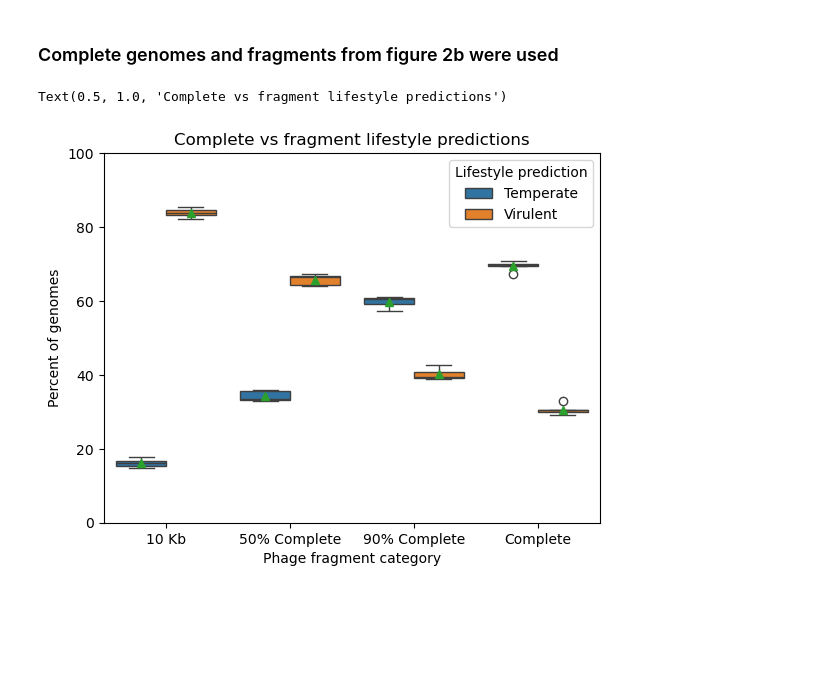
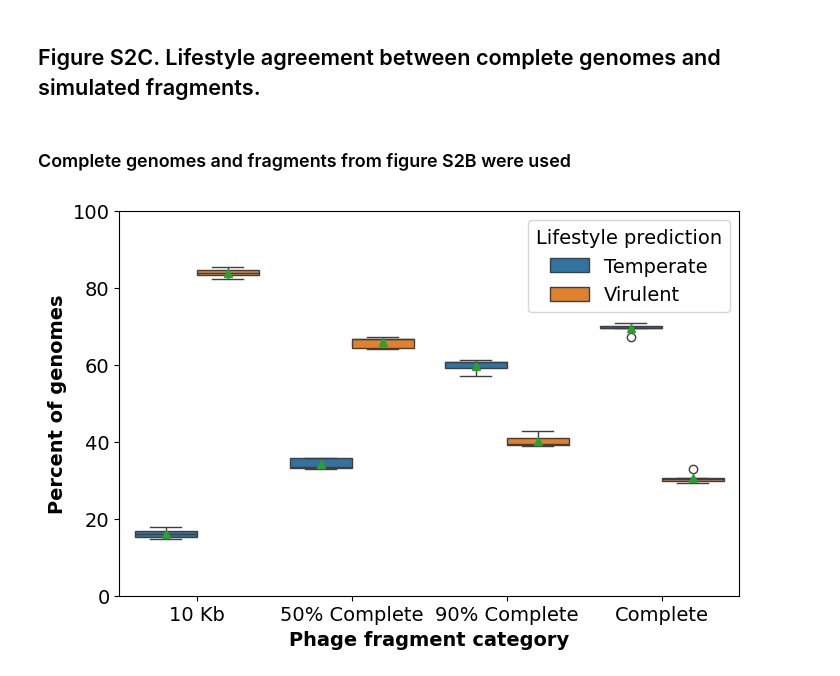
Before and after one commit to UHVDB/uhvdb-manuscript, a Jupyter notebook: figure_s2/figure_s2c.ipynb, the cells around one changed output. Cells and saved outputs as stored; diff of their text form; code cells hidden in the pictures; blank space fills up the shorter version.

```diff
--- a/figure_s2/figure_s2c.ipynb
+++ b/figure_s2/figure_s2c.ipynb
@@ -3,5 +1,7 @@
+# %% [markdown]
+## Figure S2C. Lifestyle agreement between complete genomes and simulated fragments.
 # %% [markdown]
-### Complete genomes and fragments from figure 2b were used
+### Complete genomes and fragments from figure S2B were used
 # %%
 %%bash
 ### Ran bacphlip on all complete genomes and their fragments
@@ -55,32 +55,35 @@ bacphlip_concat_df = pl.concat([frag_bacphlip_df, comp_bacphlip_df])
 # %%
 ### Plot proportion of sequences predicted temperate vs virulent across fragment categories
 import matplotlib.pyplot as plt
 import seaborn as sns
+
+plt.rcParams.update({'font.size': 14})
 
 plot_df = (
     bacphlip_concat_df
         .with_columns([
             pl.when((pl.col('Temperate')) >= 0.5)
                 .then(pl.lit('Temperate'))
                 .otherwise(pl.lit('Virulent'))
                 .alias('Lifestyle prediction')
         ])
         .group_by(['Lifestyle prediction', 'cat', 'iter'])
         .len()
         .with_columns([
             (pl.col('len') / 10).alias('percent'),
             pl.col('cat').str.replace('len10000', '10 Kb').str.replace('len50', '50% complete').str.replace('len90', '90% complete').str.replace('complete', 'Complete').alias('cat')
         ])
 )
 
+plt.figure(figsize=(8,5))
 sns.boxplot(data=plot_df, x='cat', y='percent', hue='Lifestyle prediction', showmeans=True, order=['10 Kb', '50% Complete', '90% Complete', 'Complete'])
 plt.ylim(0, 100)
-plt.ylabel('Percent of genomes')
-plt.xlabel('Phage fragment category')
-plt.title('Complete vs fragment lifestyle predictions')
+plt.ylabel('Percent of genomes', fontdict={'fontweight': 'bold'})
+plt.xlabel('Phage fragment category', fontdict={'fontweight': 'bold'})
+# increase figure width
+plt.show()
 # %% [output]
-Text(0.5, 1.0, 'Complete vs fragment lifestyle predictions')
-[figure, old version]
+[figure, new version]
 # %%
 plot_df.group_by(['cat', 'Lifestyle prediction']).agg([
     pl.mean('percent').alias('mean_percent')
```
Also changed, not shown: parts of 3 cells of this notebook, 4 other files.
